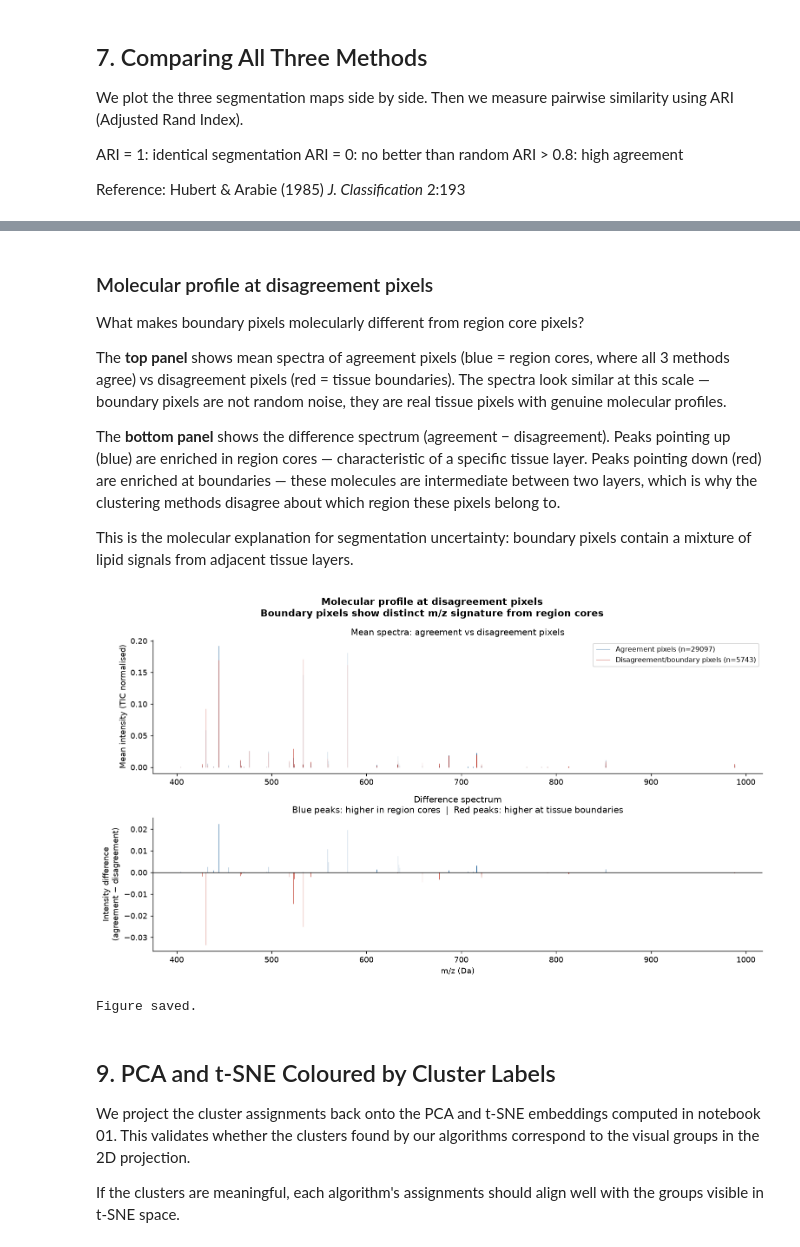
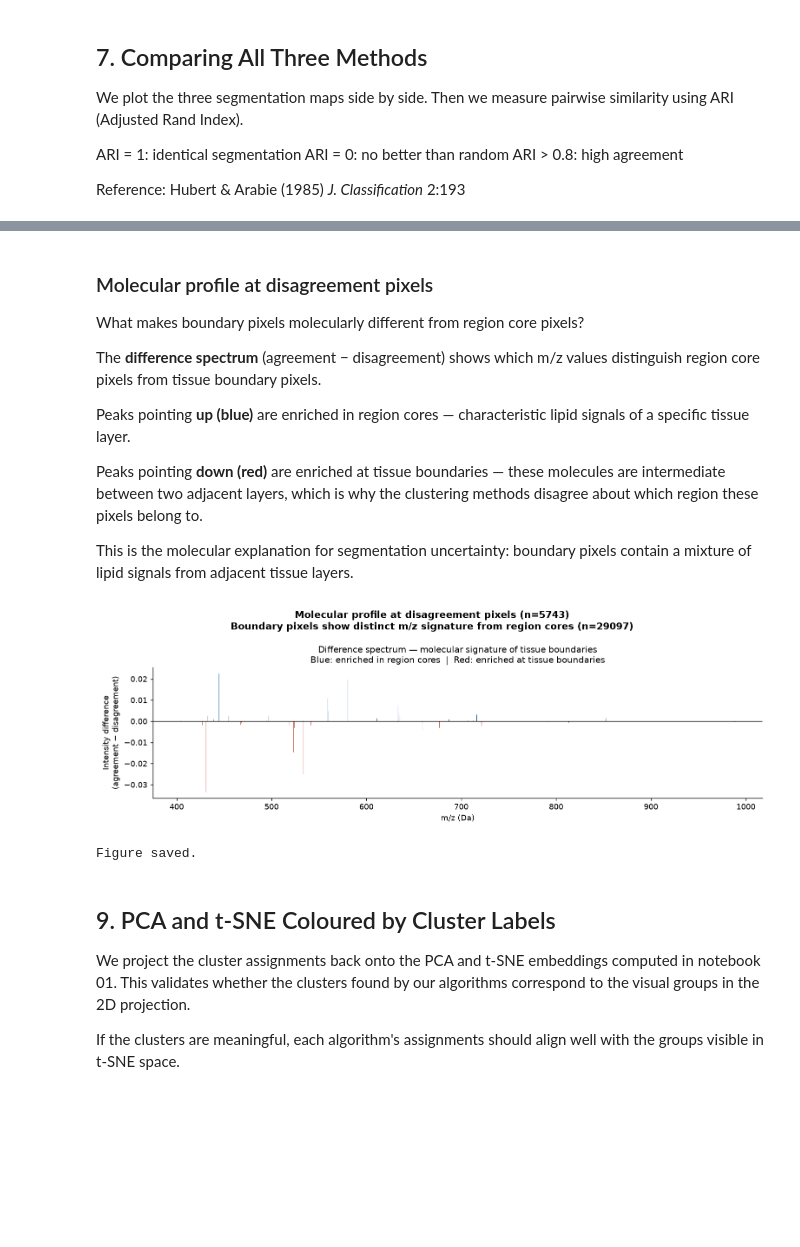
Before and after one commit to Rajaeereza/maldi-msi-analysis, a Jupyter notebook: notebooks/02_segmentation.ipynb, the cells around one changed output, grey strips where cells are left out. Drawn from its saved outputs; the diff is of its cells as text; code cells hidden in the pictures; blank space fills up the shorter version.

```diff
--- a/notebooks/02_segmentation.ipynb
+++ b/notebooks/02_segmentation.ipynb
@@ -554,64 +532,50 @@ Figure saved.
 
 What makes boundary pixels molecularly different from region core pixels?
 
-The **top panel** shows mean spectra of agreement pixels (blue = region cores,
-where all 3 methods agree) vs disagreement pixels (red = tissue boundaries).
-The spectra look similar at this scale — boundary pixels are not random noise,
-they are real tissue pixels with genuine molecular profiles.
+The **difference spectrum** (agreement − disagreement) shows which m/z values
+distinguish region core pixels from tissue boundary pixels.
 
-The **bottom panel** shows the difference spectrum (agreement − disagreement).
-Peaks pointing up (blue) are enriched in region cores — characteristic of
-a specific tissue layer. Peaks pointing down (red) are enriched at boundaries
-— these molecules are intermediate between two layers, which is why the
+Peaks pointing **up (blue)** are enriched in region cores — characteristic
+lipid signals of a specific tissue layer.
+
+Peaks pointing **down (red)** are enriched at tissue boundaries — these
+molecules are intermediate between two adjacent layers, which is why the
 clustering methods disagree about which region these pixels belong to.
 
-This is the molecular explanation for segmentation uncertainty: boundary pixels
-contain a mixture of lipid signals from adjacent tissue layers.
+This is the molecular explanation for segmentation uncertainty: boundary
+pixels contain a mixture of lipid signals from adjacent tissue layers.
 # %%
 mean_agree    = spectra_pp[agree_all].mean(axis=0)
 mean_disagree = spectra_pp[disagree].mean(axis=0)
 diff          = mean_agree - mean_disagree
 
-fig, axes = plt.subplots(2, 1, figsize=(12, 7))
+diff = mean_agree - mean_disagree
 
-# Top panel — raw spectra overlay
-axes[0].vlines(ref_mz, ymin=0, ymax=mean_agree,
-               linewidth=0.6, color="#2d6a9f", alpha=0.7,
-               label=f"Agreement pixels (n={agree_all.sum()})")
-axes[0].vlines(ref_mz, ymin=0, ymax=mean_disagree,
-               linewidth=0.6, color="#c0392b", alpha=0.7,
-               label=f"Disagreement/boundary pixels (n={disagree.sum()})")
-axes[0].set_ylabel("Mean intensity (TIC normalised)")
-axes[0].set_title("Mean spectra: agreement vs disagreement pixels")
-axes[0].legend(fontsize=9)
+fig, ax = plt.subplots(1, 1, figsize=(12, 4))
 
-# Bottom panel — difference spectrum
-# Positive (blue) = peaks enriched in agreement/core pixels
-# Negative (red)  = peaks enriched in disagreement/boundary pixels
 colours_diff = ["#2d6a9f" if d > 0 else "#c0392b" for d in diff]
-axes[1].vlines(ref_mz, ymin=0, ymax=diff,
-               linewidth=0.6, color=colours_diff, alpha=0.8)
-axes[1].axhline(y=0, color="black", linewidth=0.8)
-axes[1].set_xlabel("m/z (Da)")
-axes[1].set_ylabel("Intensity difference\n(agreement − disagreement)")
-axes[1].set_title(
-    "Difference spectrum\n"
-    "Blue peaks: higher in region cores  |  "
-    "Red peaks: higher at tissue boundaries"
+ax.vlines(ref_mz, ymin=0, ymax=diff,
+          linewidth=0.6, color=colours_diff, alpha=0.8)
+ax.axhline(y=0, color="black", linewidth=0.8)
+ax.set_xlabel("m/z (Da)")
+ax.set_ylabel("Intensity difference\n(agreement − disagreement)")
+ax.set_title(
+    "Difference spectrum — molecular signature of tissue boundaries\n"
+    "Blue: enriched in region cores  |  Red: enriched at tissue boundaries"
 )
 
 fig.suptitle(
-    "Molecular profile at disagreement pixels\n"
-    "Boundary pixels show distinct m/z signature from region cores",
+    f"Molecular profile at disagreement pixels (n={disagree.sum()})\n"
+    f"Boundary pixels show distinct m/z signature from region cores (n={agree_all.sum()})",
     fontsize=12, fontweight="bold"
 )
 plt.tight_layout()
 plt.savefig("results/figures/02_disagree_spectra.png",
             dpi=150, bbox_inches="tight")
 plt.show()
 print("Figure saved.")
 # %% [output]
-[figure, old version]
+[figure, new version]
 Figure saved.
 # %% [markdown]
 ## 9. PCA and t-SNE Coloured by Cluster Labels
```
Also changed, not shown: parts of 6 cells of this notebook, 3 other files.
